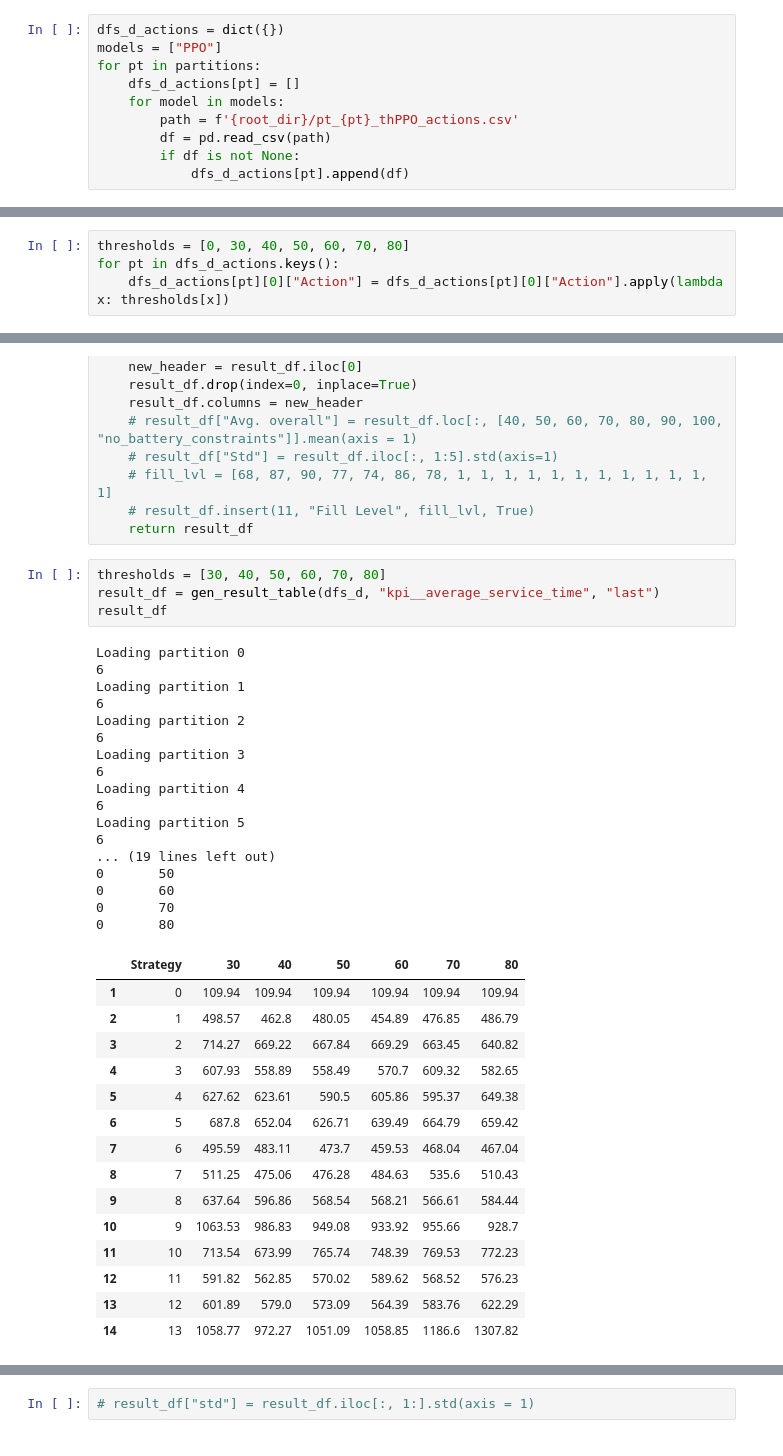
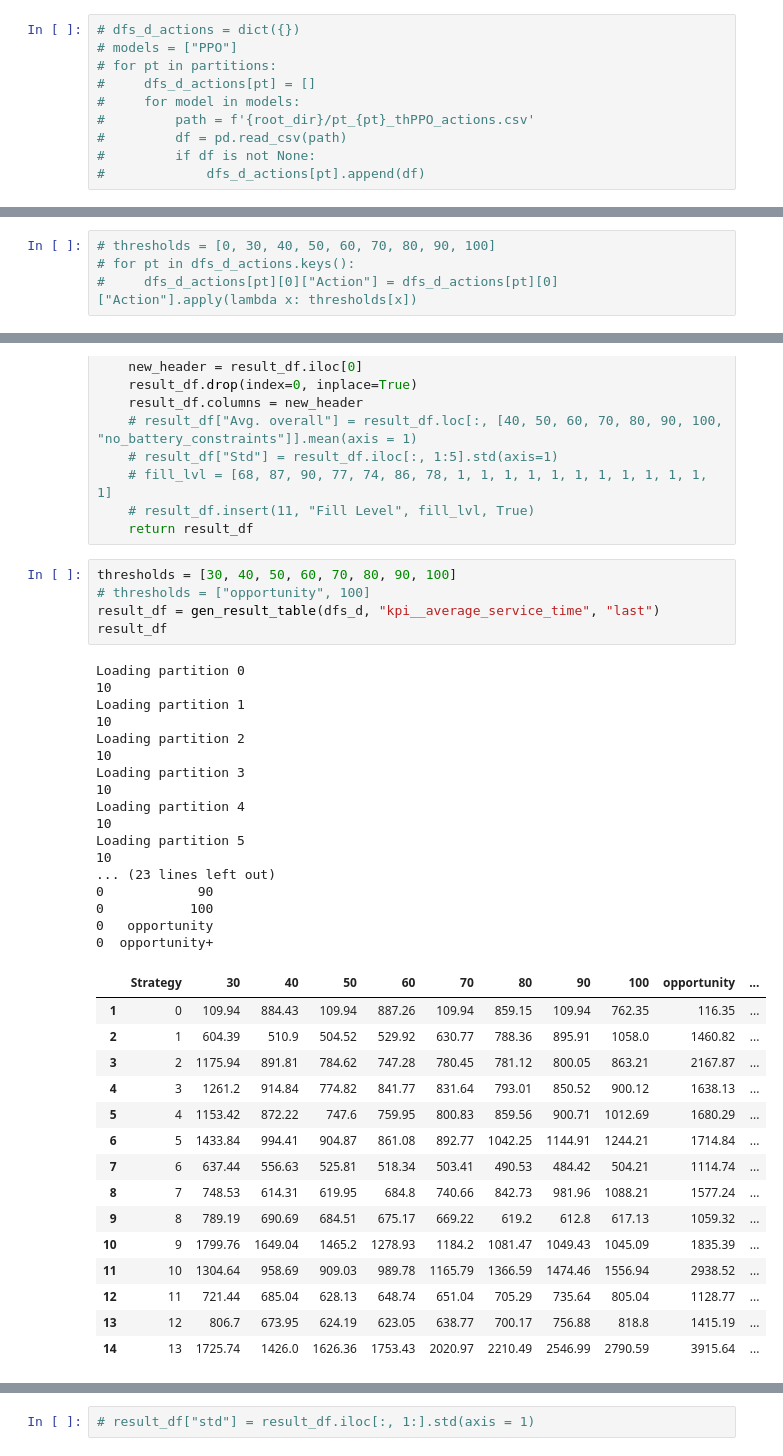
Before and after one commit to j4n1k/slapstack-battery-management, a Jupyter notebook: experiments/eval_charging_dispatching.ipynb, the cells around one changed output, grey strips where cells are left out. Drawn from its saved outputs; the diff is of its cells as text.

```diff
--- a/experiments/eval_charging_dispatching.ipynb
+++ b/experiments/eval_charging_dispatching.ipynb
@@ -235,11 +212,11 @@ Loading result files into dataframes for the  simulation run...
 # %%
-dfs_d_actions = dict({})
-models = ["PPO"]
-for pt in partitions:
-    dfs_d_actions[pt] = []
-    for model in models:
-        path = f'{root_dir}/pt_{pt}_thPPO_actions.csv'
-        df = pd.read_csv(path)
-        if df is not None:
-            dfs_d_actions[pt].append(df)
+# dfs_d_actions = dict({})
+# models = ["PPO"]
+# for pt in partitions:
+#     dfs_d_actions[pt] = []
+#     for model in models:
+#         path = f'{root_dir}/pt_{pt}_thPPO_actions.csv'
+#         df = pd.read_csv(path)
+#         if df is not None:
+#             dfs_d_actions[pt].append(df)
 # %% [output]
@@ -247,4 +224,4 @@ FileNotFoundError: [Errno 2] No such file or directory: './result_data_charging_
 # %%
-thresholds = [0, 30, 40, 50, 60, 70, 80]
-for pt in dfs_d_actions.keys():
-    dfs_d_actions[pt][0]["Action"] = dfs_d_actions[pt][0]["Action"].apply(lambda x: thresholds[x])
+# thresholds = [0, 30, 40, 50, 60, 70, 80, 90, 100]
+# for pt in dfs_d_actions.keys():
+#     dfs_d_actions[pt][0]["Action"] = dfs_d_actions[pt][0]["Action"].apply(lambda x: thresholds[x])
@@ -289,42 +286,43 @@ def gen_result_table(dfs_d, value, mode):
     # result_df.insert(11, "Fill Level", fill_lvl, True)
     return result_df
 # %%
-thresholds = [30, 40, 50, 60, 70, 80]
+thresholds = [30, 40, 50, 60, 70, 80, 90, 100]
+# thresholds = ["opportunity", 100]
 result_df = gen_result_table(dfs_d, "kpi__average_service_time", "last")
 result_df
 # %% [output]
 Loading partition 0
-6
+10
 Loading partition 1
-6
+10
 Loading partition 2
-6
+10
 Loading partition 3
-6
+10
 Loading partition 4
-6
+10
 Loading partition 5
-6
-... (19 lines left out)
-0       50
-0       60
-0       70
-0       80
+10
+... (23 lines left out)
+0            90
+0           100
+0   opportunity
+0  opportunity+
-|  | Strategy | 30 | 40 | 50 | 60 | 70 | 80 |
-| 1 | 0 | 109.94 | 109.94 | 109.94 | 109.94 | 109.94 | 109.94 |
-| 2 | 1 | 498.57 | 462.8 | 480.05 | 454.89 | 476.85 | 486.79 |
-| 3 | 2 | 714.27 | 669.22 | 667.84 | 669.29 | 663.45 | 640.82 |
-| 4 | 3 | 607.93 | 558.89 | 558.49 | 570.7 | 609.32 | 582.65 |
-| 5 | 4 | 627.62 | 623.61 | 590.5 | 605.86 | 595.37 | 649.38 |
-| 6 | 5 | 687.8 | 652.04 | 626.71 | 639.49 | 664.79 | 659.42 |
-| 7 | 6 | 495.59 | 483.11 | 473.7 | 459.53 | 468.04 | 467.04 |
-| 8 | 7 | 511.25 | 475.06 | 476.28 | 484.63 | 535.6 | 510.43 |
-| 9 | 8 | 637.64 | 596.86 | 568.54 | 568.21 | 566.61 | 584.44 |
-| 10 | 9 | 1063.53 | 986.83 | 949.08 | 933.92 | 955.66 | 928.7 |
-| 11 | 10 | 713.54 | 673.99 | 765.74 | 748.39 | 769.53 | 772.23 |
-| 12 | 11 | 591.82 | 562.85 | 570.02 | 589.62 | 568.52 | 576.23 |
-| 13 | 12 | 601.89 | 579.0 | 573.09 | 564.39 | 583.76 | 622.29 |
-| 14 | 13 | 1058.77 | 972.27 | 1051.09 | 1058.85 | 1186.6 | 1307.82 |
+|  | Strategy | 30 | 40 | 50 | 60 | 70 | 80 | 90 | 100 | opportunity | ... |
+| 1 | 0 | 109.94 | 884.43 | 109.94 | 887.26 | 109.94 | 859.15 | 109.94 | 762.35 | 116.35 | ... |
+| 2 | 1 | 604.39 | 510.9 | 504.52 | 529.92 | 630.77 | 788.36 | 895.91 | 1058.0 | 1460.82 | ... |
+| 3 | 2 | 1175.94 | 891.81 | 784.62 | 747.28 | 780.45 | 781.12 | 800.05 | 863.21 | 2167.87 | ... |
+| 4 | 3 | 1261.2 | 914.84 | 774.82 | 841.77 | 831.64 | 793.01 | 850.52 | 900.12 | 1638.13 | ... |
+| 5 | 4 | 1153.42 | 872.22 | 747.6 | 759.95 | 800.83 | 859.56 | 900.71 | 1012.69 | 1680.29 | ... |
+| 6 | 5 | 1433.84 | 994.41 | 904.87 | 861.08 | 892.77 | 1042.25 | 1144.91 | 1244.21 | 1714.84 | ... |
+| 7 | 6 | 637.44 | 556.63 | 525.81 | 518.34 | 503.41 | 490.53 | 484.42 | 504.21 | 1114.74 | ... |
+| 8 | 7 | 748.53 | 614.31 | 619.95 | 684.8 | 740.66 | 842.73 | 981.96 | 1088.21 | 1577.24 | ... |
+| 9 | 8 | 789.19 | 690.69 | 684.51 | 675.17 | 669.22 | 619.2 | 612.8 | 617.13 | 1059.32 | ... |
+| 10 | 9 | 1799.76 | 1649.04 | 1465.2 | 1278.93 | 1184.2 | 1081.47 | 1049.43 | 1045.09 | 1835.39 | ... |
+| 11 | 10 | 1304.64 | 958.69 | 909.03 | 989.78 | 1165.79 | 1366.59 | 1474.46 | 1556.94 | 2938.52 | ... |
+| 12 | 11 | 721.44 | 685.04 | 628.13 | 648.74 | 651.04 | 705.29 | 735.64 | 805.04 | 1128.77 | ... |
+| 13 | 12 | 806.7 | 673.95 | 624.19 | 623.05 | 638.77 | 700.17 | 756.88 | 818.8 | 1415.19 | ... |
+| 14 | 13 | 1725.74 | 1426.0 | 1626.36 | 1753.43 | 2020.97 | 2210.49 | 2546.99 | 2790.59 | 3915.64 | ... |
 # %%
 # Initialize lists to store the results
 avg_service_times = []
```
Also changed, not shown: parts of 82 cells of this notebook, 22 other files.
